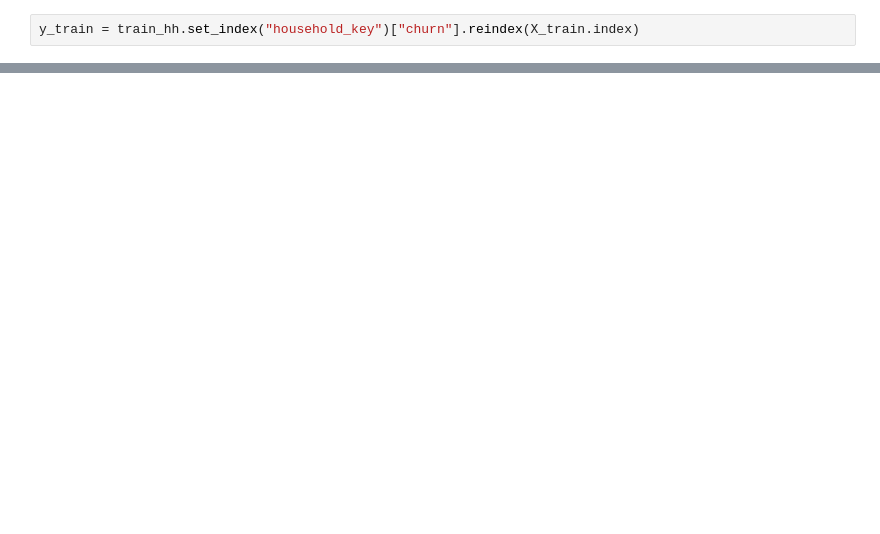
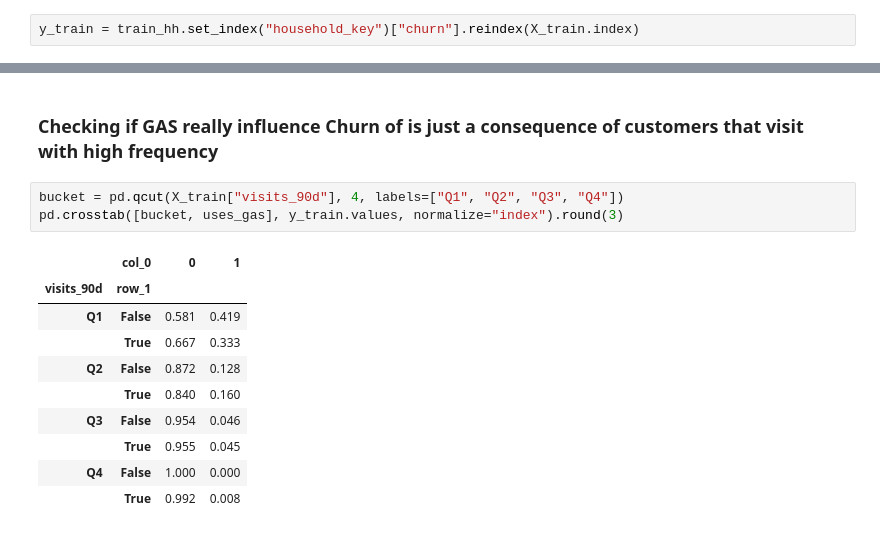
Before and after one commit to andreydesousa92-byte/Churn_Dunhumby_Kaggle, a Jupyter notebook: customer-churn-prediction.ipynb, the cells around one changed output, grey strips where cells are left out. Drawn from its saved outputs; the diff is of its cells as text; blank space fills up the shorter version.

```diff
--- a/customer-churn-prediction.ipynb
+++ b/customer-churn-prediction.ipynb
@@ -496,0 +617,16 @@ y_train = train_hh.set_index("household_key")["churn"].reindex(X_train.index)
+# %% [markdown]
+### Checking if GAS really influence Churn of is just a consequence of customers that visit with high frequency
+# %%
+bucket = pd.qcut(X_train["visits_90d"], 4, labels=["Q1", "Q2", "Q3", "Q4"])
+pd.crosstab([bucket, uses_gas], y_train.values, normalize="index").round(3)
+# %% [output]
+|  | col_0 | 0 | 1 |
+| visits_90d | row_1 |  |  |
+| Q1 | False | 0.581 | 0.419 |
+|  | True | 0.667 | 0.333 |
+| Q2 | False | 0.872 | 0.128 |
+|  | True | 0.840 | 0.160 |
+| Q3 | False | 0.954 | 0.046 |
+|  | True | 0.955 | 0.045 |
+| Q4 | False | 1.000 | 0.000 |
+|  | True | 0.992 | 0.008 |
```
Also changed, not shown: parts of 18 cells of this notebook.
